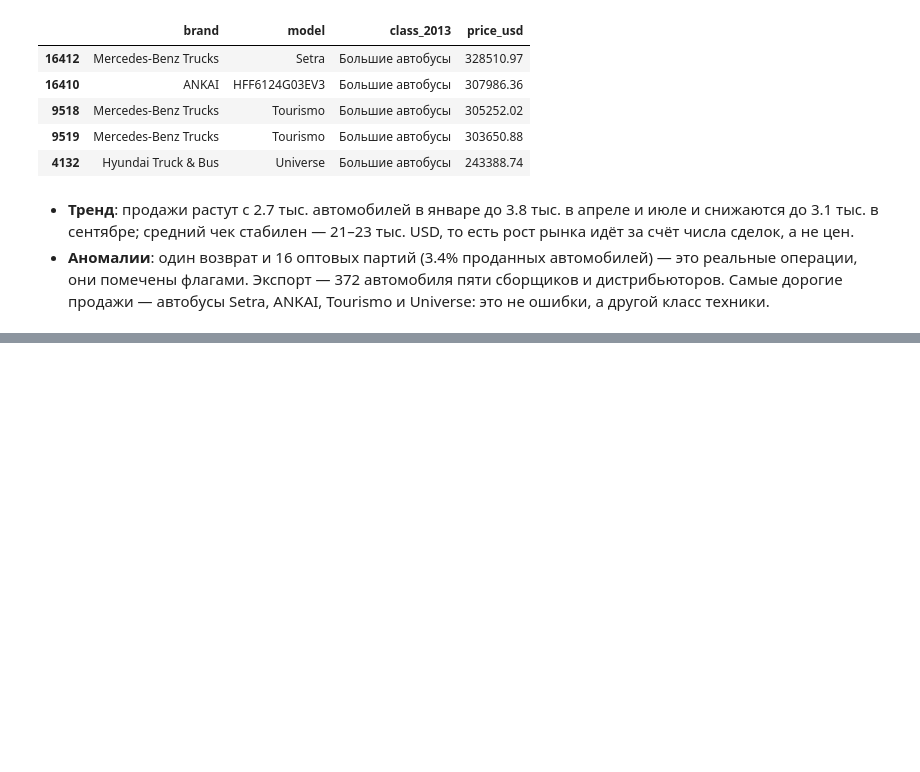
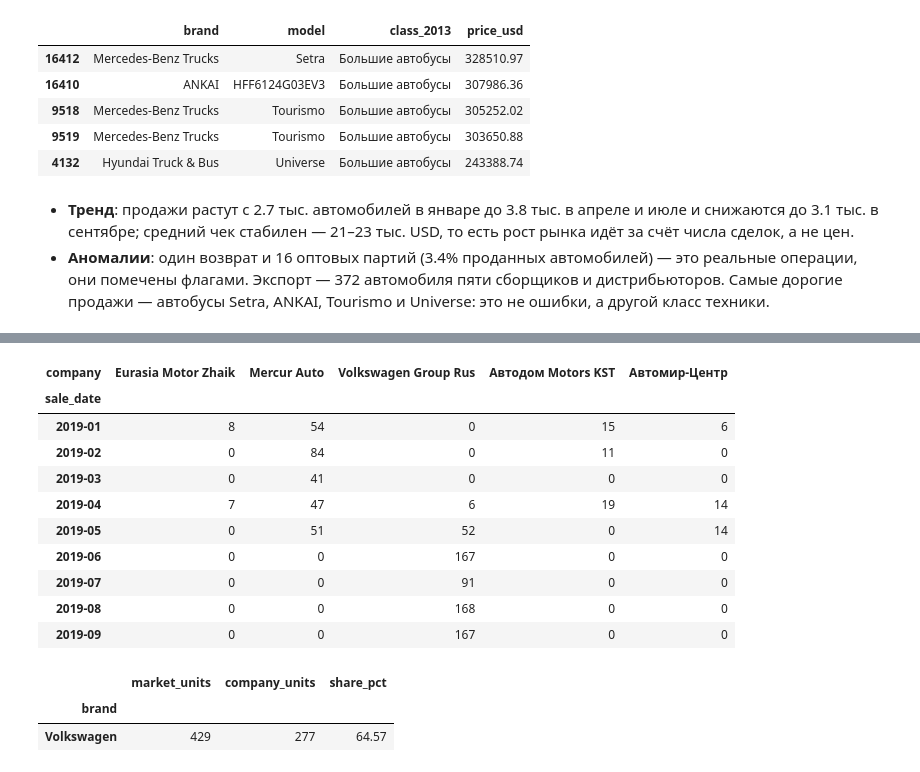
Before and after one commit to radif-ru/kz-auto-market, a Jupyter notebook: notebooks/kz-auto-market.ipynb, the cells around one changed output, grey strips where cells are left out. Drawn from its saved outputs; the diff is of its cells as text; code cells hidden in the pictures; blank space fills up the shorter version.

```diff
--- a/notebooks/kz-auto-market.ipynb
+++ b/notebooks/kz-auto-market.ipynb
@@ -766,0 +837,24 @@ data.nlargest(5, 'price_usd')[['brand', 'model', 'class_2013', 'price_usd']]
+# %%
+# Volkswagen: кто продаёт бренд по месяцам
+volkswagen = domestic[domestic['brand'] == 'Volkswagen'].pivot_table(
+    index='sale_date', columns='company', values='quantity', aggfunc='sum', fill_value=0
+)
+volkswagen.index = volkswagen.index.strftime('%Y-%m')
+display(volkswagen)
+first_half = domestic[domestic['sale_date'] <= '2019-05-31']
+market.company_share(first_half[first_half['brand'] == 'Volkswagen'], MERCUR, 'brand')
+# %% [output]
+| company | Eurasia Motor Zhaik | Mercur Auto | Volkswagen Group Rus | Автодом Motors KST | Автомир-Центр |
+| sale_date |  |  |  |  |  |
+| 2019-01 | 8 | 54 | 0 | 15 | 6 |
+| 2019-02 | 0 | 84 | 0 | 11 | 0 |
+| 2019-03 | 0 | 41 | 0 | 0 | 0 |
+| 2019-04 | 7 | 47 | 6 | 19 | 14 |
+| 2019-05 | 0 | 51 | 52 | 0 | 14 |
+| 2019-06 | 0 | 0 | 167 | 0 | 0 |
+| 2019-07 | 0 | 0 | 91 | 0 | 0 |
+| 2019-08 | 0 | 0 | 168 | 0 | 0 |
+| 2019-09 | 0 | 0 | 167 | 0 | 0 |
+|  | market_units | company_units | share_pct |
+| brand |  |  |  |
+| Volkswagen | 429 | 277 | 64.57 |
```
Also changed, not shown: parts of 11 cells of this notebook.
